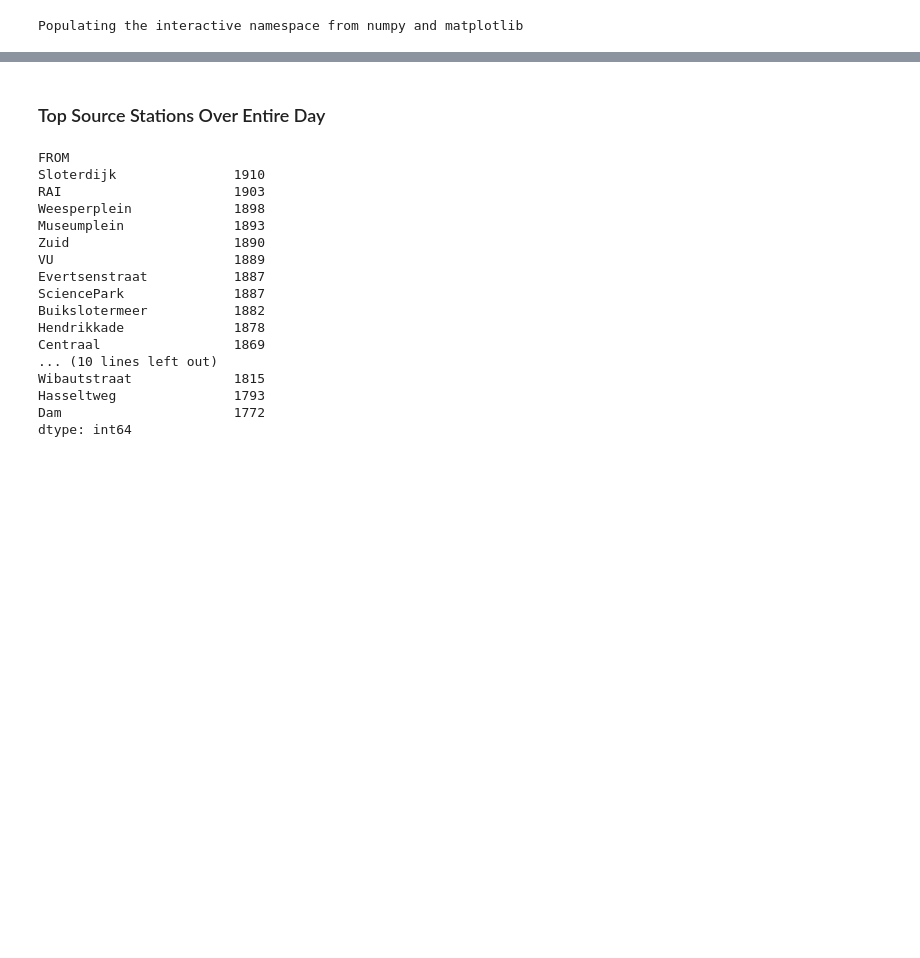
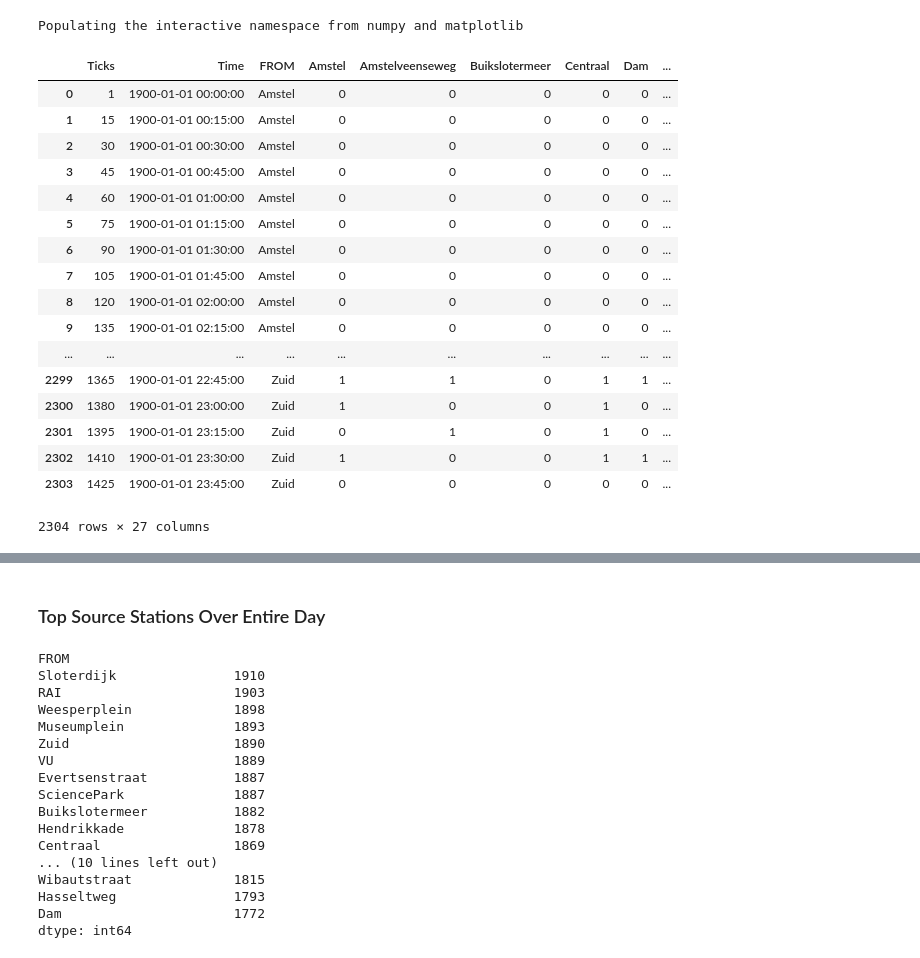
Before and after one commit to danakianfar/multi_agent_systems, a Jupyter notebook: Project/Python/data exploration.ipynb, the cells around one changed output, grey strips where cells are left out. Cells and saved outputs as stored; diff of their text form; code cells hidden in the pictures; blank space fills up the shorter version.

```diff
--- a/Project/Python/data exploration.ipynb
+++ b/Project/Python/data exploration.ipynb
@@ -6,3 +6,24 @@ import matplotlib.pyplot as plt
 Populating the interactive namespace from numpy and matplotlib
 # %%
 df = pd.read_pickle('./passengers.dataframe')
+stations = df.columns[3:].tolist()
+df
+# %% [output]
+|  | Ticks | Time | FROM | Amstel | Amstelveenseweg | Buikslotermeer | Centraal | Dam | ... |
+| 0 | 1 | 1900-01-01 00:00:00 | Amstel | 0 | 0 | 0 | 0 | 0 | ... |
+| 1 | 15 | 1900-01-01 00:15:00 | Amstel | 0 | 0 | 0 | 0 | 0 | ... |
+| 2 | 30 | 1900-01-01 00:30:00 | Amstel | 0 | 0 | 0 | 0 | 0 | ... |
+| 3 | 45 | 1900-01-01 00:45:00 | Amstel | 0 | 0 | 0 | 0 | 0 | ... |
+| 4 | 60 | 1900-01-01 01:00:00 | Amstel | 0 | 0 | 0 | 0 | 0 | ... |
+| 5 | 75 | 1900-01-01 01:15:00 | Amstel | 0 | 0 | 0 | 0 | 0 | ... |
+| 6 | 90 | 1900-01-01 01:30:00 | Amstel | 0 | 0 | 0 | 0 | 0 | ... |
+| 7 | 105 | 1900-01-01 01:45:00 | Amstel | 0 | 0 | 0 | 0 | 0 | ... |
+| 8 | 120 | 1900-01-01 02:00:00 | Amstel | 0 | 0 | 0 | 0 | 0 | ... |
+| 9 | 135 | 1900-01-01 02:15:00 | Amstel | 0 | 0 | 0 | 0 | 0 | ... |
+| ... | ... | ... | ... | ... | ... | ... | ... | ... | ... |
+| 2299 | 1365 | 1900-01-01 22:45:00 | Zuid | 1 | 1 | 0 | 1 | 1 | ... |
+| 2300 | 1380 | 1900-01-01 23:00:00 | Zuid | 1 | 0 | 0 | 1 | 0 | ... |
+| 2301 | 1395 | 1900-01-01 23:15:00 | Zuid | 0 | 1 | 0 | 1 | 0 | ... |
+| 2302 | 1410 | 1900-01-01 23:30:00 | Zuid | 1 | 0 | 0 | 1 | 1 | ... |
+| 2303 | 1425 | 1900-01-01 23:45:00 | Zuid | 0 | 0 | 0 | 0 | 0 | ... |
+2304 rows × 27 columns
```
Also changed, not shown: parts of 11 cells of this notebook, 6 other files.
